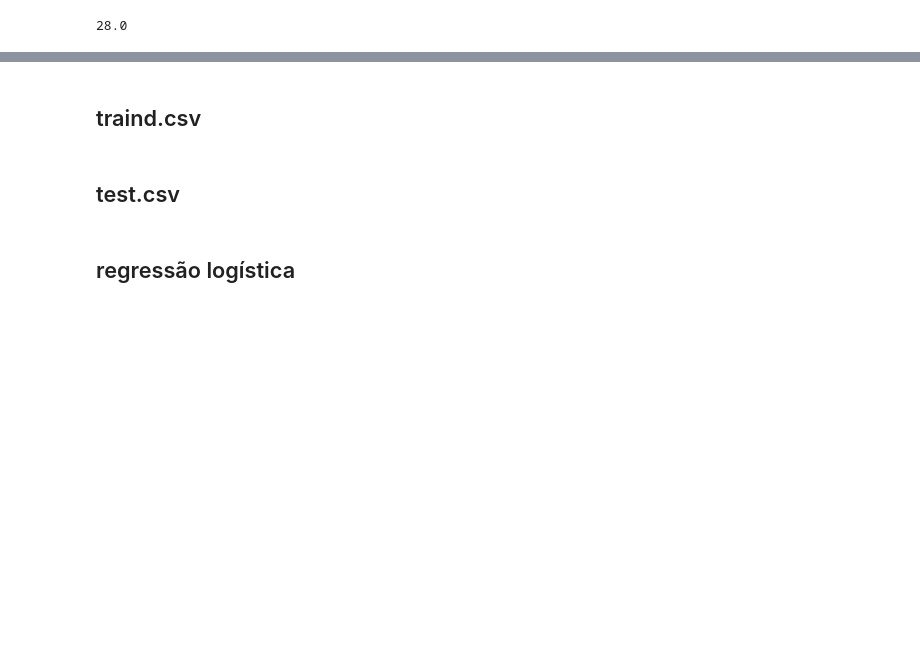
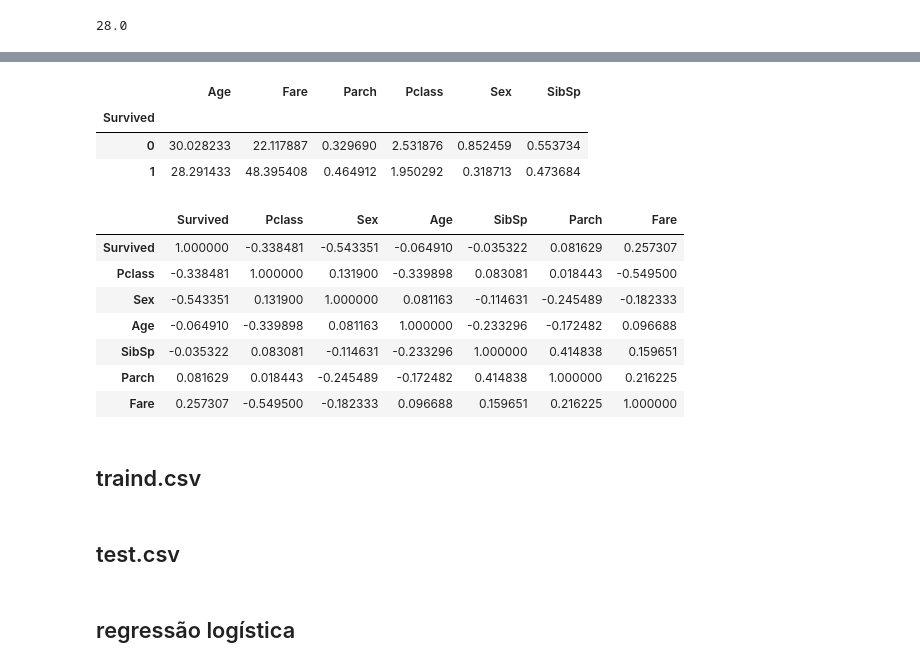
Before and after one commit to txrds/kaggle_Titanic, a Jupyter notebook: Titanic.ipynb, the cells around one changed output, grey strips where cells are left out. Cells and saved outputs as stored; diff of their text form; code cells hidden in the pictures; blank space fills up the shorter version.

```diff
--- a/Titanic.ipynb
+++ b/Titanic.ipynb
@@ -131,0 +222,2 @@ mediana_age
+# %%
+df_modified = df.drop(['PassengerId', 'Name', 'Ticket','Cabin', 'Embarked'], axis=1)
@@ -132,3 +233,22 @@ mediana_age
+# %%
+pd.pivot_table(df_modified, index='Survived', values=['Pclass', 'Sex', 'Age', 'SibSp', 'Parch', 'Fare'])
+# %% [output]
+|  | Age | Fare | Parch | Pclass | Sex | SibSp |
+| Survived |  |  |  |  |  |  |
+| 0 | 30.028233 | 22.117887 | 0.329690 | 2.531876 | 0.852459 | 0.553734 |
+| 1 | 28.291433 | 48.395408 | 0.464912 | 1.950292 | 0.318713 | 0.473684 |
+# %%
+correlations_matrix = df_modified.corr()
+correlations_matrix
+# %% [output]
+|  | Survived | Pclass | Sex | Age | SibSp | Parch | Fare |
+| Survived | 1.000000 | -0.338481 | -0.543351 | -0.064910 | -0.035322 | 0.081629 | 0.257307 |
+| Pclass | -0.338481 | 1.000000 | 0.131900 | -0.339898 | 0.083081 | 0.018443 | -0.549500 |
+| Sex | -0.543351 | 0.131900 | 1.000000 | 0.081163 | -0.114631 | -0.245489 | -0.182333 |
+| Age | -0.064910 | -0.339898 | 0.081163 | 1.000000 | -0.233296 | -0.172482 | 0.096688 |
+| SibSp | -0.035322 | 0.083081 | -0.114631 | -0.233296 | 1.000000 | 0.414838 | 0.159651 |
+| Parch | 0.081629 | 0.018443 | -0.245489 | -0.172482 | 0.414838 | 1.000000 | 0.216225 |
+| Fare | 0.257307 | -0.549500 | -0.182333 | 0.096688 | 0.159651 | 0.216225 | 1.000000 |
 # %% [markdown]
 ## traind.csv
 # %%
```
Also changed, not shown: parts of 31 cells of this notebook.
